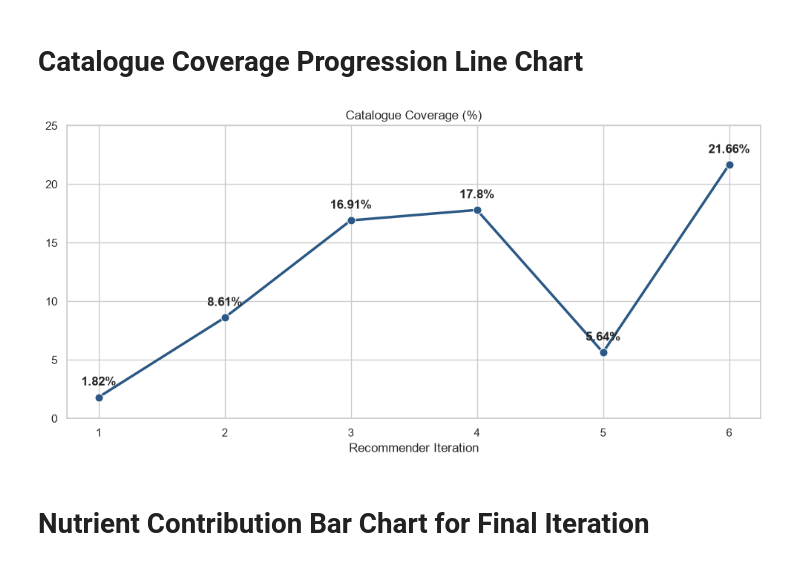
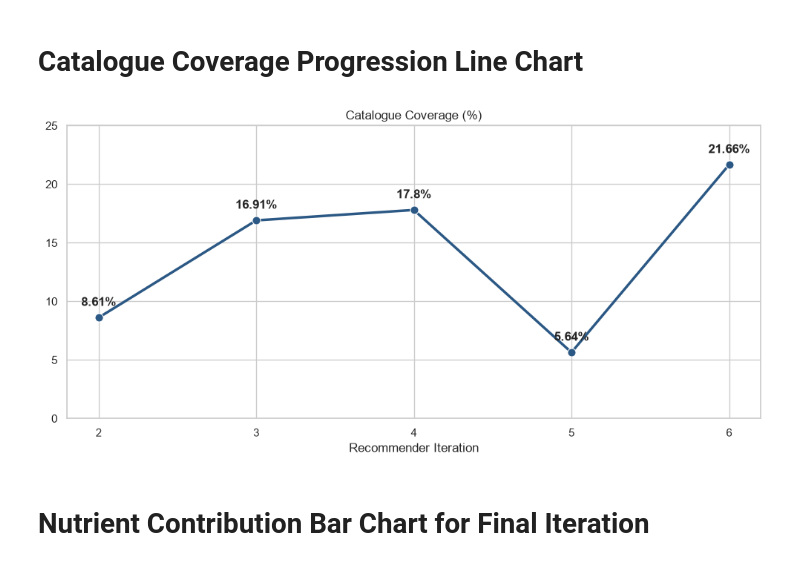
Before and after one commit to lbaxendale/masters_project, a Jupyter notebook: MODELLING_FILE.ipynb, the cells around one changed output. Cells and saved outputs as stored; diff of their text form; code cells hidden in the pictures.

```diff
--- a/MODELLING_FILE.ipynb
+++ b/MODELLING_FILE.ipynb
@@ -1086,28 +1087,28 @@ def nutrient_vector_logic(patient_record):
 # Catalogue Coverage Progression Line Chart
 # %%
 #Defining the iterations and results
-iterations = ['1', '2', '3', '4', '5', '6']
-coverage = [1.82, 8.61, 16.91, 17.80, 5.64, 21.66]
+iterations = ['2', '3', '4', '5', '6']
+coverage = [8.61, 16.91, 17.80, 5.64, 21.66]
 
 #Configuring the plot size
 plt.figure(figsize=(10, 5))
 sns.set_theme(style="whitegrid")
 
 #Creating a line plot
 sns.lineplot(x=iterations, y=coverage, marker='o', color="#2b5884", linewidth=2.5, markersize=8)
 
 #Adding data labels to the different iteration points
 for i, val in enumerate(coverage):
     plt.text(i, val + 1, f'{val}%', horizontalalignment='center', fontweight='bold')
 
 plt.title('Progression of Catalogue Coverage Across Iterations', fontsize=14, fontweight='bold')
 plt.title('Catalogue Coverage (%)', fontsize=12)
 plt.xlabel('Recommender Iteration', fontsize=12)
 plt.ylim(0, 25)
 plt.tight_layout()
 plt.show()
 # %% [output]
-[figure, old version]
+[figure, new version]
 # %% [markdown]
 # Nutrient Contribution Bar Chart for Final Iteration
 # %%
```
Also changed, not shown: parts of 8 cells of this notebook, 4 other files.
